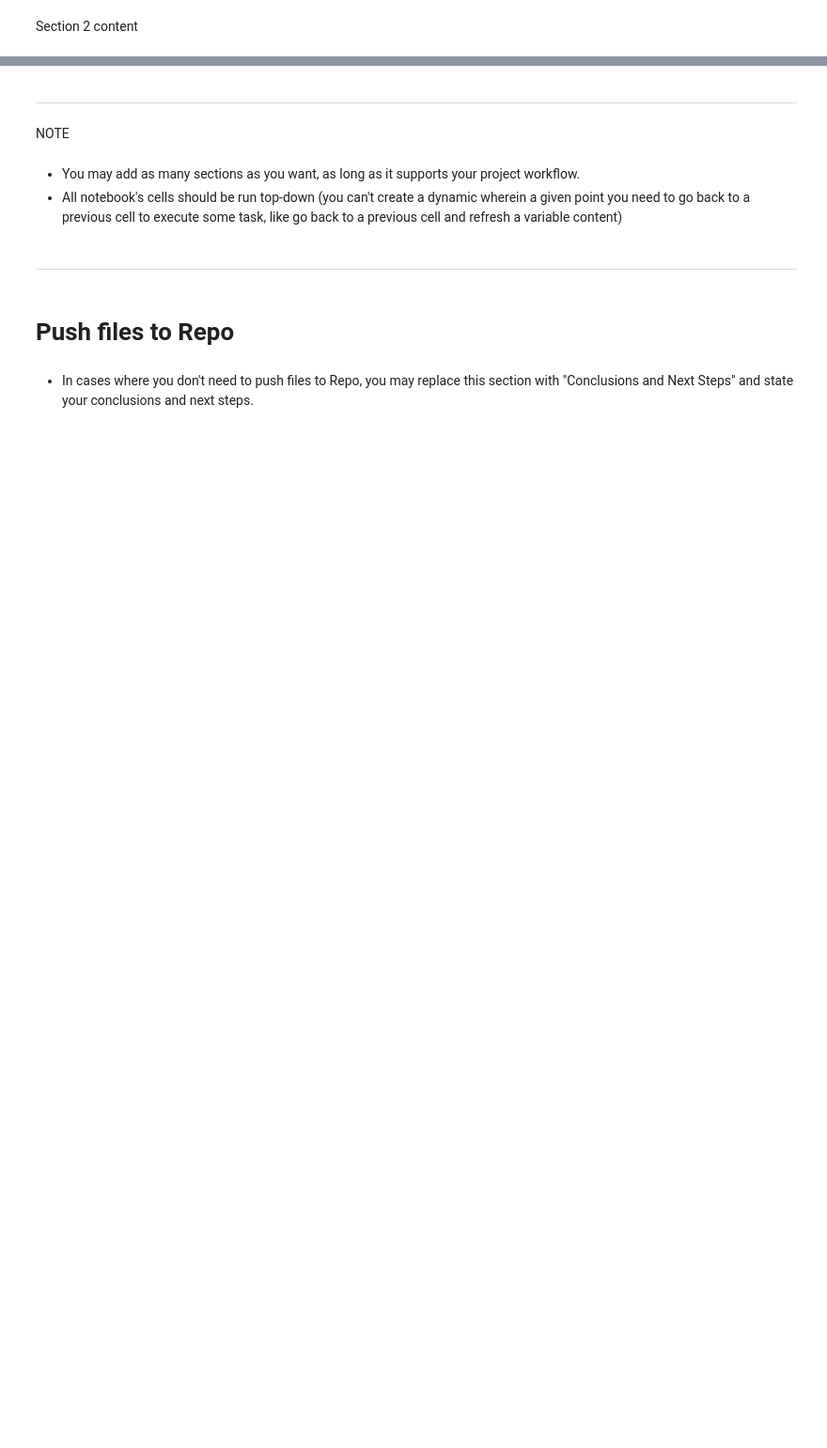
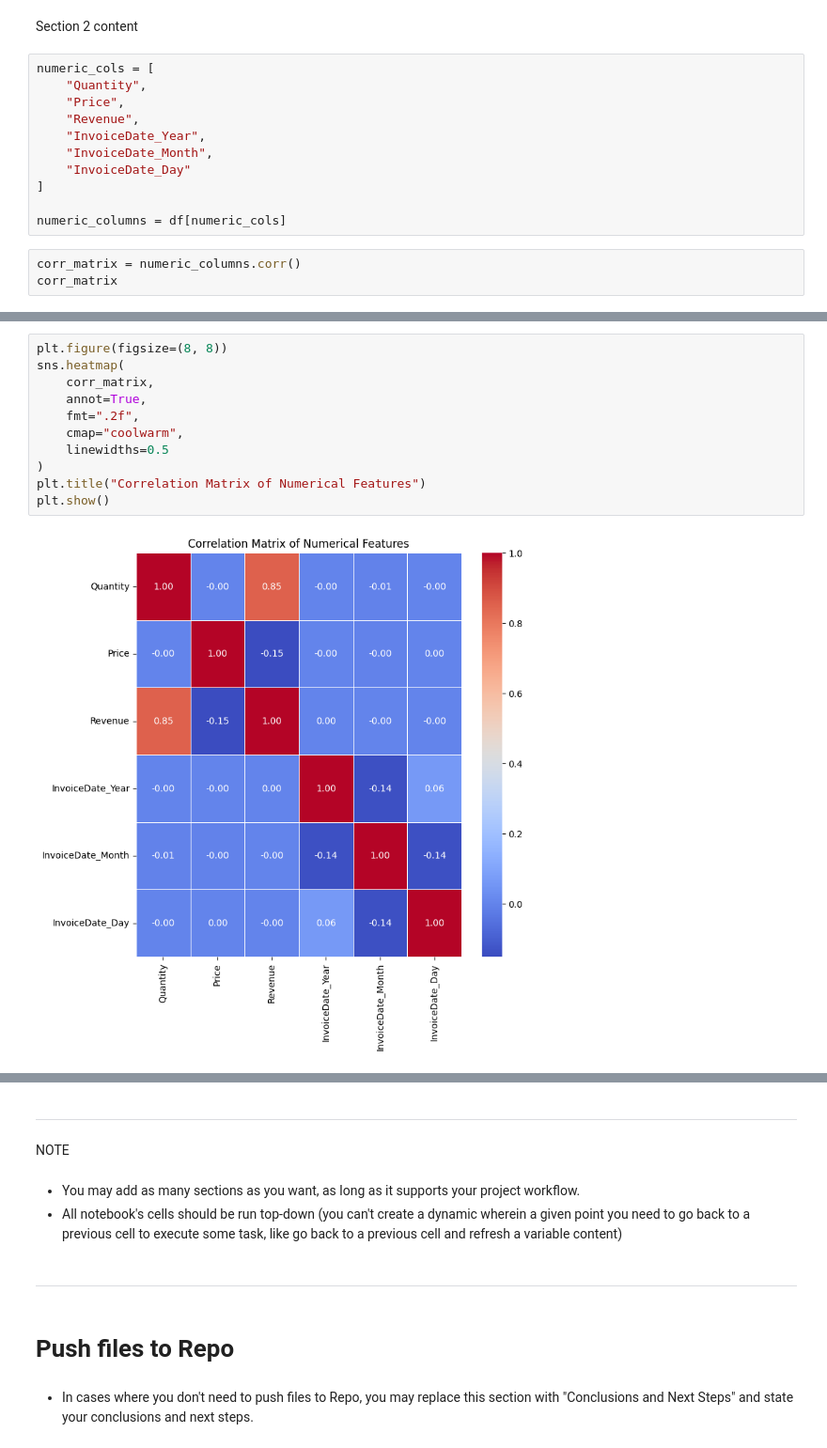
Before and after one commit to PearlisSad/Capstone-E-Commerce-Analysis, a Jupyter notebook: jupyter_notebooks/eda.ipynb, the cells around one changed output, grey strips where cells are left out. Shown at 94% size. Cells and saved outputs as stored; diff of their text form; blank space fills up the shorter version.

Commit message:
Update eda notebook with correlation and findings

```diff
--- a/jupyter_notebooks/eda.ipynb
+++ b/jupyter_notebooks/eda.ipynb
@@ -172,2 +172,16 @@ for row in sorted(df["Price"].dropna().unique()):
 # %% [markdown]
 Section 2 content
+# %%
+numeric_cols = [
+    "Quantity",
+    "Price",
+    "Revenue",
+    "InvoiceDate_Year",
+    "InvoiceDate_Month",
+    "InvoiceDate_Day"
+]
+
+numeric_columns = df[numeric_cols]
+# %%
+corr_matrix = numeric_columns.corr()
+corr_matrix
@@ -173,0 +196,13 @@ Section 2 content
+# %%
+plt.figure(figsize=(8, 8))
+sns.heatmap(
+    corr_matrix,
+    annot=True,
+    fmt=".2f",
+    cmap="coolwarm",
+    linewidths=0.5
+)
+plt.title("Correlation Matrix of Numerical Features")
+plt.show()
+# %% [output]
+[figure, added]
```
Also changed, not shown: parts of 6 cells of this notebook.
